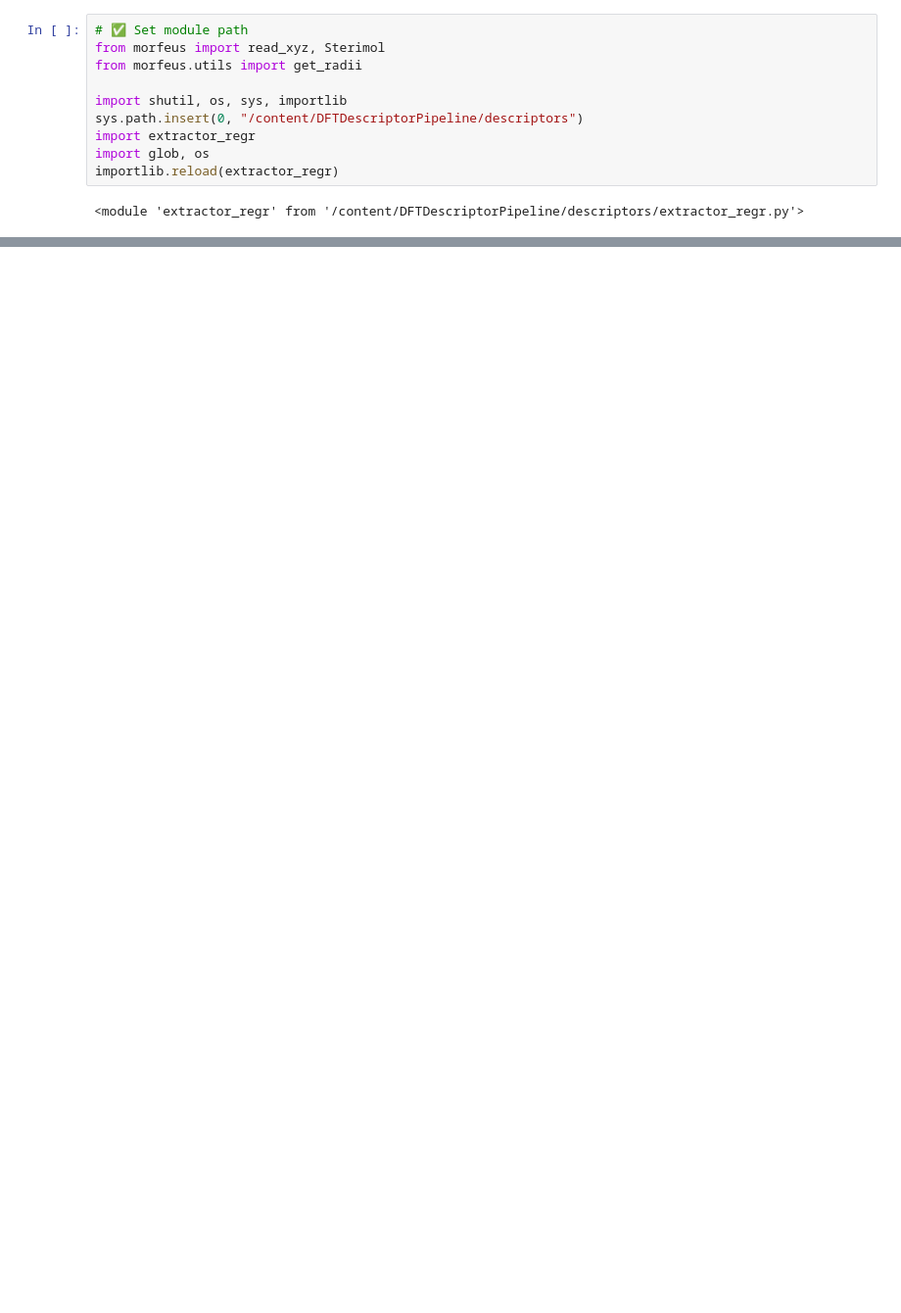
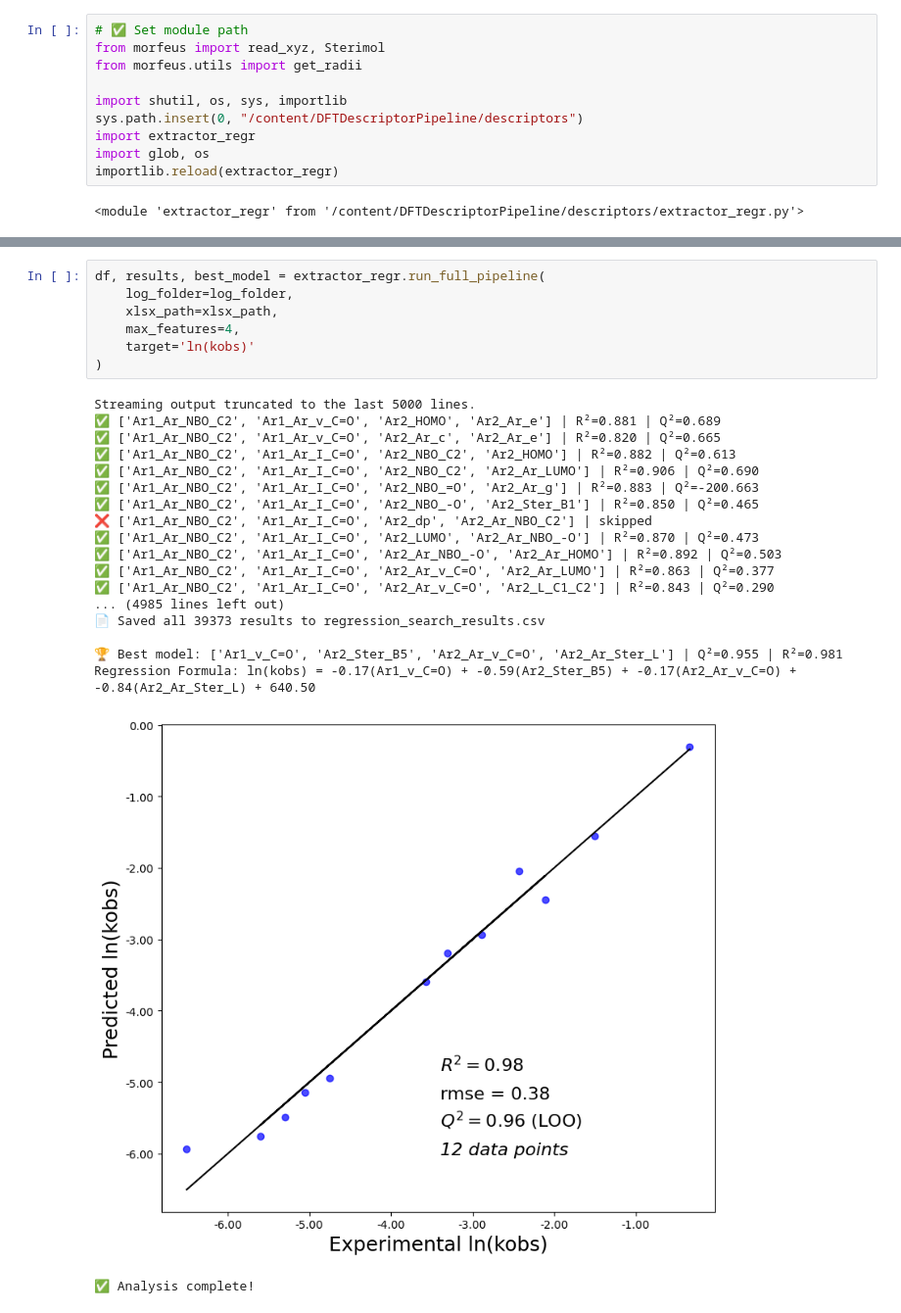
Before and after one commit to peculab/DFTDescriptorPipeline, a Jupyter notebook: examples/indigo_diaryl/indigo_diaryl.ipynb, the cells around one changed output, grey strips where cells are left out. Shown at 98% size. Cells and saved outputs as stored; diff of their text form; blank space fills up the shorter version.

```diff
--- a/examples/indigo_diaryl/indigo_diaryl.ipynb
+++ b/examples/indigo_diaryl/indigo_diaryl.ipynb
@@ -91 +91,28 @@ Streaming output truncated to the last 5000 lines.
 ✅ Analysis complete!
+# %%
+df, results, best_model = extractor_regr.run_full_pipeline(
+    log_folder=log_folder,
+    xlsx_path=xlsx_path,
+    max_features=4,
+    target='ln(kobs)'
+)
+# %% [output]
+Streaming output truncated to the last 5000 lines.
+✅ ['Ar1_Ar_NBO_C2', 'Ar1_Ar_v_C=O', 'Ar2_HOMO', 'Ar2_Ar_e'] | R²=0.881 | Q²=0.689
+✅ ['Ar1_Ar_NBO_C2', 'Ar1_Ar_v_C=O', 'Ar2_Ar_c', 'Ar2_Ar_e'] | R²=0.820 | Q²=0.665
+✅ ['Ar1_Ar_NBO_C2', 'Ar1_Ar_I_C=O', 'Ar2_NBO_C2', 'Ar2_HOMO'] | R²=0.882 | Q²=0.613
+✅ ['Ar1_Ar_NBO_C2', 'Ar1_Ar_I_C=O', 'Ar2_NBO_C2', 'Ar2_Ar_LUMO'] | R²=0.906 | Q²=0.690
+✅ ['Ar1_Ar_NBO_C2', 'Ar1_Ar_I_C=O', 'Ar2_NBO_=O', 'Ar2_Ar_g'] | R²=0.883 | Q²=-200.663
+✅ ['Ar1_Ar_NBO_C2', 'Ar1_Ar_I_C=O', 'Ar2_NBO_-O', 'Ar2_Ster_B1'] | R²=0.850 | Q²=0.465
+❌ ['Ar1_Ar_NBO_C2', 'Ar1_Ar_I_C=O', 'Ar2_dp', 'Ar2_Ar_NBO_C2'] | skipped
+✅ ['Ar1_Ar_NBO_C2', 'Ar1_Ar_I_C=O', 'Ar2_LUMO', 'Ar2_Ar_NBO_-O'] | R²=0.870 | Q²=0.473
+✅ ['Ar1_Ar_NBO_C2', 'Ar1_Ar_I_C=O', 'Ar2_Ar_NBO_-O', 'Ar2_Ar_HOMO'] | R²=0.892 | Q²=0.503
+✅ ['Ar1_Ar_NBO_C2', 'Ar1_Ar_I_C=O', 'Ar2_Ar_v_C=O', 'Ar2_Ar_LUMO'] | R²=0.863 | Q²=0.377
+✅ ['Ar1_Ar_NBO_C2', 'Ar1_Ar_I_C=O', 'Ar2_Ar_v_C=O', 'Ar2_L_C1_C2'] | R²=0.843 | Q²=0.290
+... (4985 lines left out)
+📄 Saved all 39373 results to regression_search_results.csv
+
+🏆 Best model: ['Ar1_v_C=O', 'Ar2_Ster_B5', 'Ar2_Ar_v_C=O', 'Ar2_Ar_Ster_L'] | Q²=0.955 | R²=0.981
+Regression Formula: ln(kobs) = -0.17(Ar1_v_C=O) + -0.59(Ar2_Ster_B5) + -0.17(Ar2_Ar_v_C=O) + -0.84(Ar2_Ar_Ster_L) + 640.50
+[figure, added]
+✅ Analysis complete!
```
Also changed, not shown: parts of 3 cells of this notebook.
